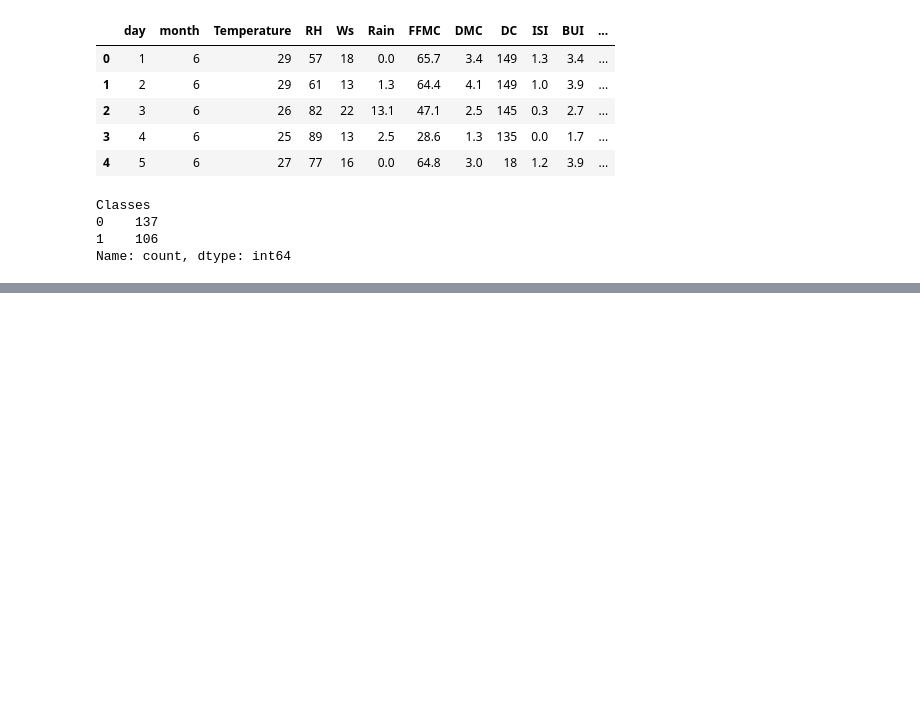
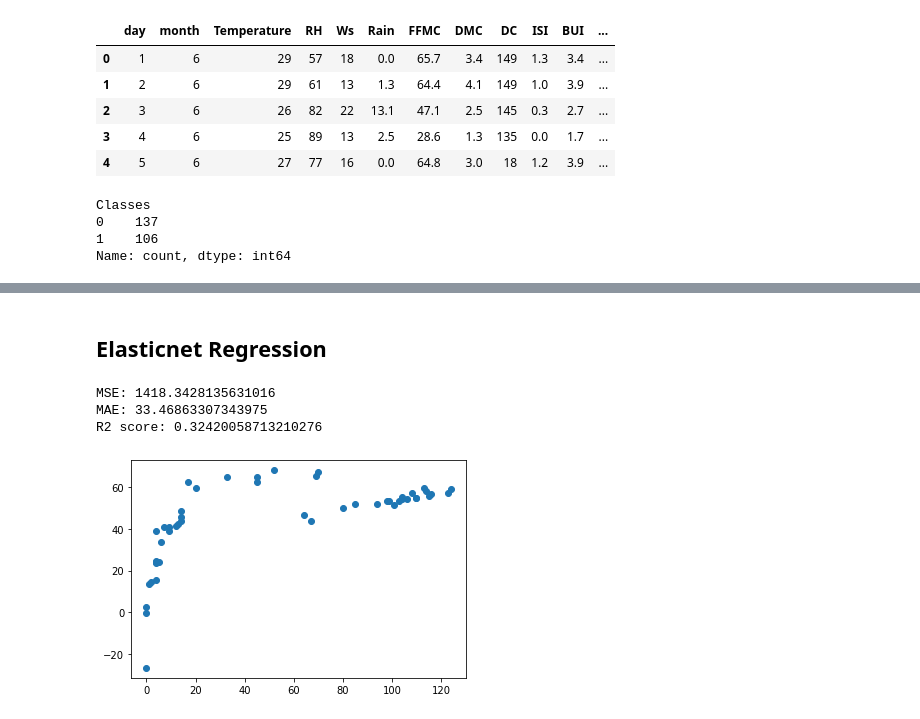
Before and after one commit to demonpratapdemon/EDA-Wine-Quality, a Jupyter notebook: EDA_AlgerianForestFire.ipynb, the cells around one changed output, grey strips where cells are left out. Cells and saved outputs as stored; diff of their text form; code cells hidden in the pictures; blank space fills up the shorter version.

```diff
--- a/EDA_AlgerianForestFire.ipynb
+++ b/EDA_AlgerianForestFire.ipynb
@@ -561,0 +584,21 @@ R2 score: 0.3763748292041753
+# %% [markdown]
+## Elasticnet Regression
+# %%
+from sklearn.linear_model import ElasticNet
+
+elastic_model = ElasticNet(alpha=0.5, l1_ratio = 0.3)
+elastic_model.fit(X_train_scaled, y_train)
+y_pred = elastic_model.predict(X_test_scaled)
+mse = mean_squared_error(y_test, y_pred)
+mae = mean_absolute_error(y_test, y_pred)
+r2 = r2_score(y_test, y_pred)
+print(f"MSE: {mse}")
+print(f"MAE: {mae}")
+print(f"R2 score: {r2}")
+plt.scatter(y_test,y_pred)
+plt.show()
+# %% [output]
+MSE: 1418.3428135631016
+MAE: 33.46863307343975
+R2 score: 0.32420058713210276
+[figure, added]
```
Also changed, not shown: parts of 42 cells of this notebook.
